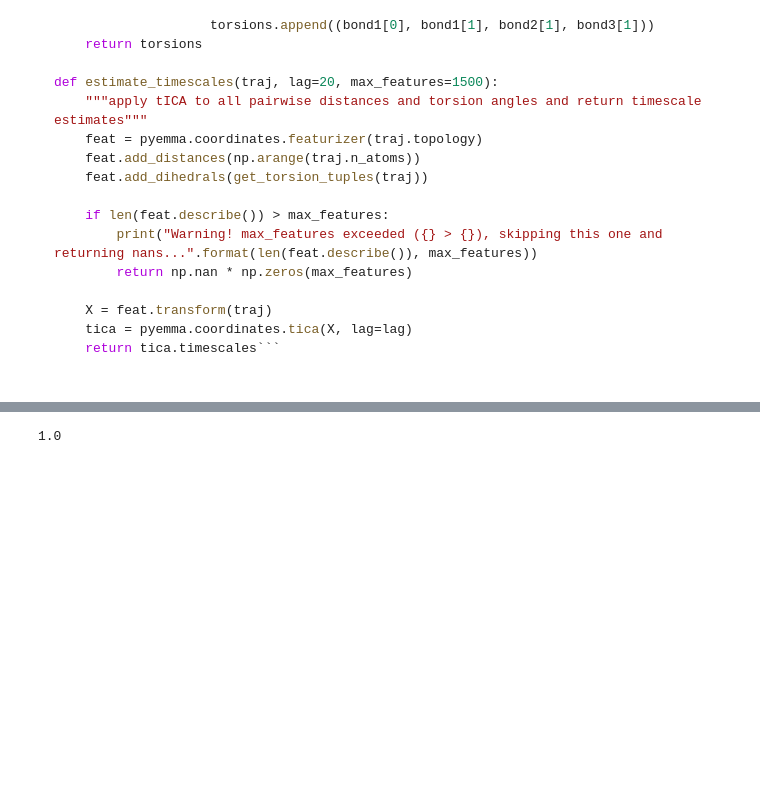
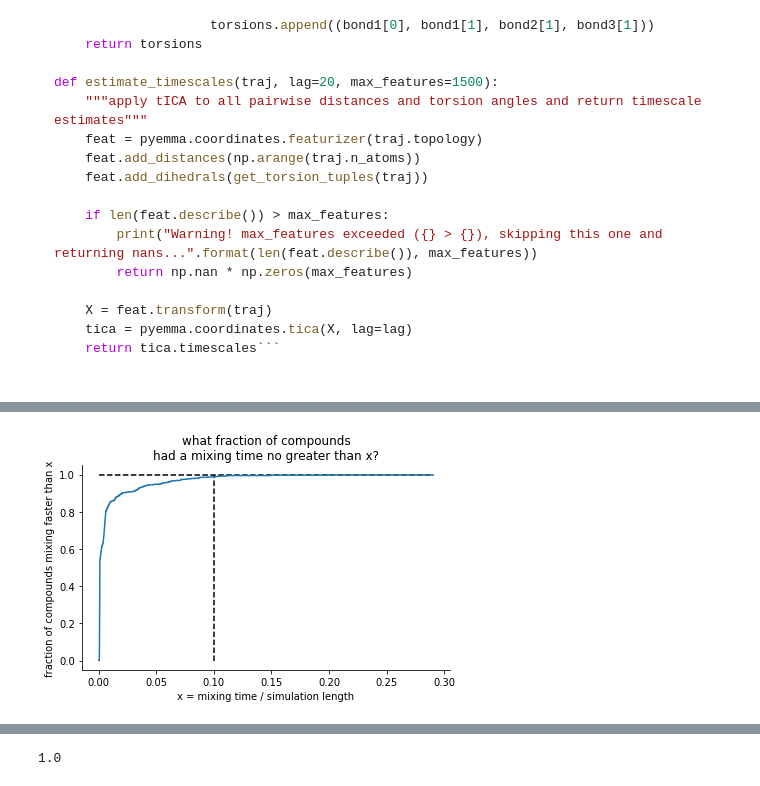
Before and after one commit to openforcefield/bayes-implicit-solvent, a Jupyter notebook: notebooks/assessing whether 10ns gas-phase configuration sampling was sufficient.ipynb, the cells around one changed output, grey strips where cells are left out. Cells and saved outputs as stored; diff of their text form; code cells hidden in the pictures; blank space fills up the shorter version.

```diff
--- a/notebooks/assessing whether 10ns gas-phase configuration sampling was sufficient.ipynb
+++ b/notebooks/assessing whether 10ns gas-phase configuration sampling was sufficient.ipynb
@@ -86,0 +105,31 @@ Text(0.5,1,'estimated mixing times as a fraction of simulation length')
+# %%
+# let's also look at how many compounds mix faster than x, may be more useful representation of this information...
+
+sorted_normalized_mixing_times = np.array(sorted([t[0] for t in timescales])) / len(traj)
+thresholds = np.linspace(0, max(sorted_normalized_mixing_times), 10000)
+
+fraction_below_threshold = [np.mean(sorted_normalized_mixing_times < threshold) for threshold in thresholds]
+
+
+ax = plt.subplot(1,1,1)
+
+plt.plot(thresholds, fraction_below_threshold)
+#plt.fill_between(thresholds, fraction_below_threshold, alpha=0.1)
+
+plt.hlines(1,min(thresholds), max(thresholds), linestyles='--')
+plt.xlabel('x = mixing time / simulation length')
+plt.ylabel('fraction of compounds mixing faster than x')
+
+#plt.yticks([0,1])
+#plt.xticks([0,0.25,0.5], ['0','0.25','0.5'])
+plt.vlines(0.1,0,1,linestyles='--')
+
+ax.spines['top'].set_visible(False)
+ax.spines['right'].set_visible(False)
+
+plt.title('what fraction of compounds\nhad a mixing time no greater than x?')
+
+plt.tight_layout()
+plt.savefig('tica-estimated-mixing-times-fraction-below.png', dpi=300, bbox_inches='tight')
+# %% [output]
+[figure, added]
```
Also changed, not shown: parts of 35 cells of this notebook, 35 other files.
